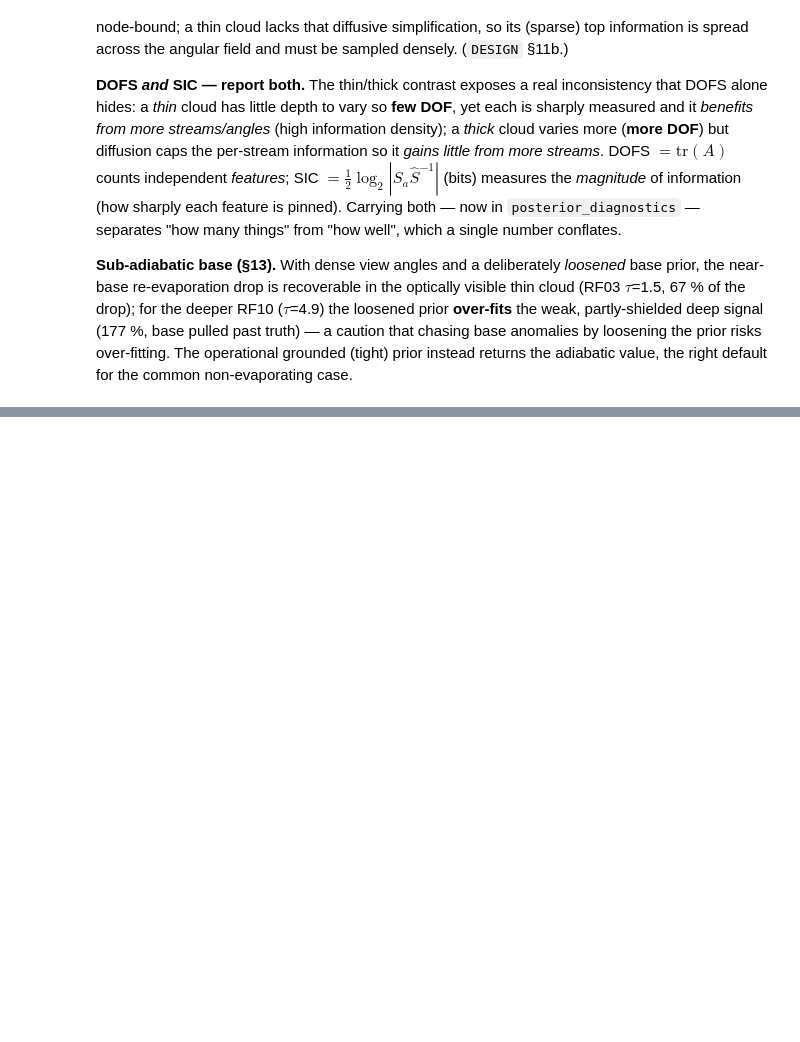
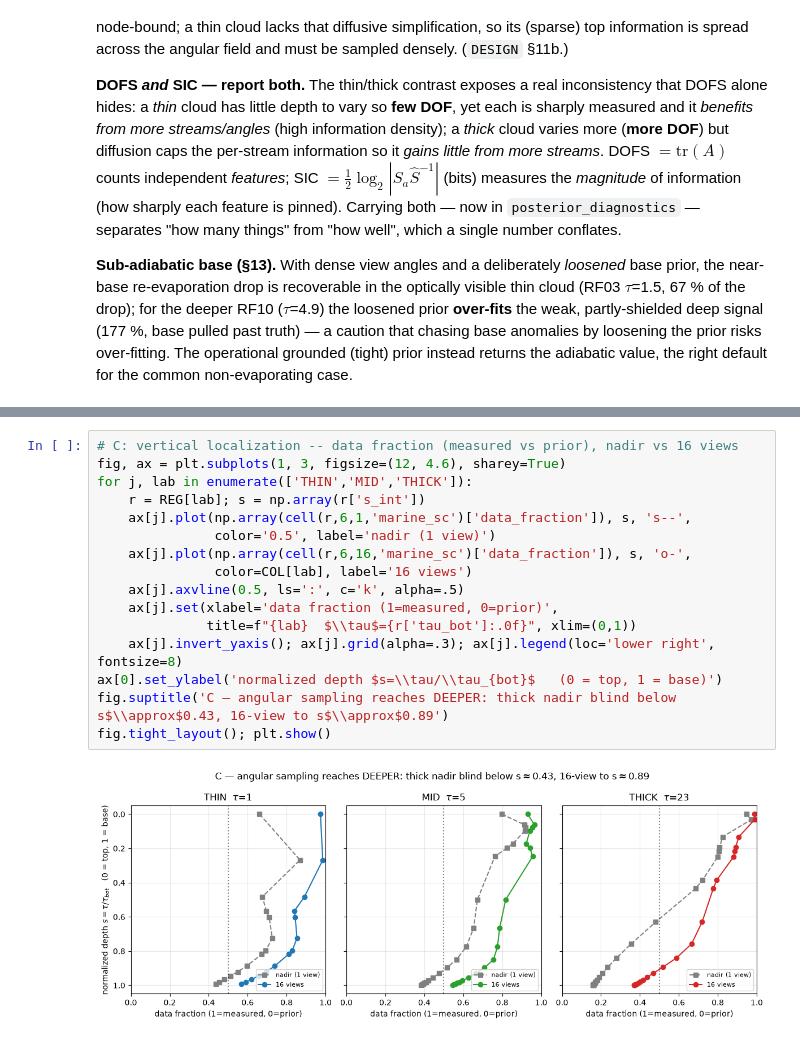
Before and after one commit to dhjx1996/Pythonic-DISORT_inhomogeneous_atmosphere, a Jupyter notebook: docs/riccati_solver_VOCALS_retrieval_mu0p9.ipynb, the cells around one changed output, grey strips where cells are left out. Saved outputs shown, nothing was run; the diff lists cells and outputs as text; blank space fills up the shorter version.

```diff
--- a/docs/riccati_solver_VOCALS_retrieval_mu0p9.ipynb
+++ b/docs/riccati_solver_VOCALS_retrieval_mu0p9.ipynb
@@ -745,0 +796,18 @@ instead returns the adiabatic value, the right default for the common non-evapor
+# %%
+# C: vertical localization -- data fraction (measured vs prior), nadir vs 16 views
+fig, ax = plt.subplots(1, 3, figsize=(12, 4.6), sharey=True)
+for j, lab in enumerate(['THIN','MID','THICK']):
+    r = REG[lab]; s = np.array(r['s_int'])
+    ax[j].plot(np.array(cell(r,6,1,'marine_sc')['data_fraction']), s, 's--',
+               color='0.5', label='nadir (1 view)')
+    ax[j].plot(np.array(cell(r,6,16,'marine_sc')['data_fraction']), s, 'o-',
+               color=COL[lab], label='16 views')
+    ax[j].axvline(0.5, ls=':', c='k', alpha=.5)
+    ax[j].set(xlabel='data fraction (1=measured, 0=prior)',
+              title=f"{lab}  $\\tau$={r['tau_bot']:.0f}", xlim=(0,1))
+    ax[j].invert_yaxis(); ax[j].grid(alpha=.3); ax[j].legend(loc='lower right', fontsize=8)
+ax[0].set_ylabel('normalized depth $s=\\tau/\\tau_{bot}$   (0 = top, 1 = base)')
+fig.suptitle('C — angular sampling reaches DEEPER: thick nadir blind below s$\\approx$0.43, 16-view to s$\\approx$0.89')
+fig.tight_layout(); plt.show()
+# %% [output]
+[figure, added]
```
Also changed, not shown: parts of 5 cells of this notebook, 5 other files.
